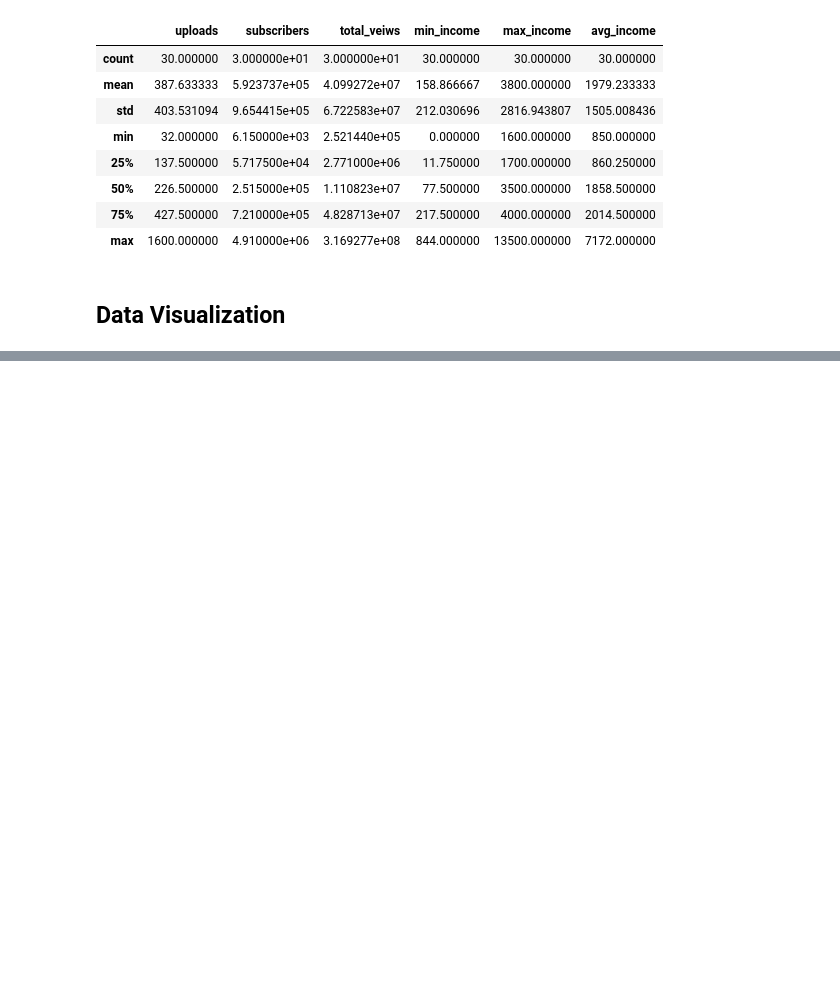
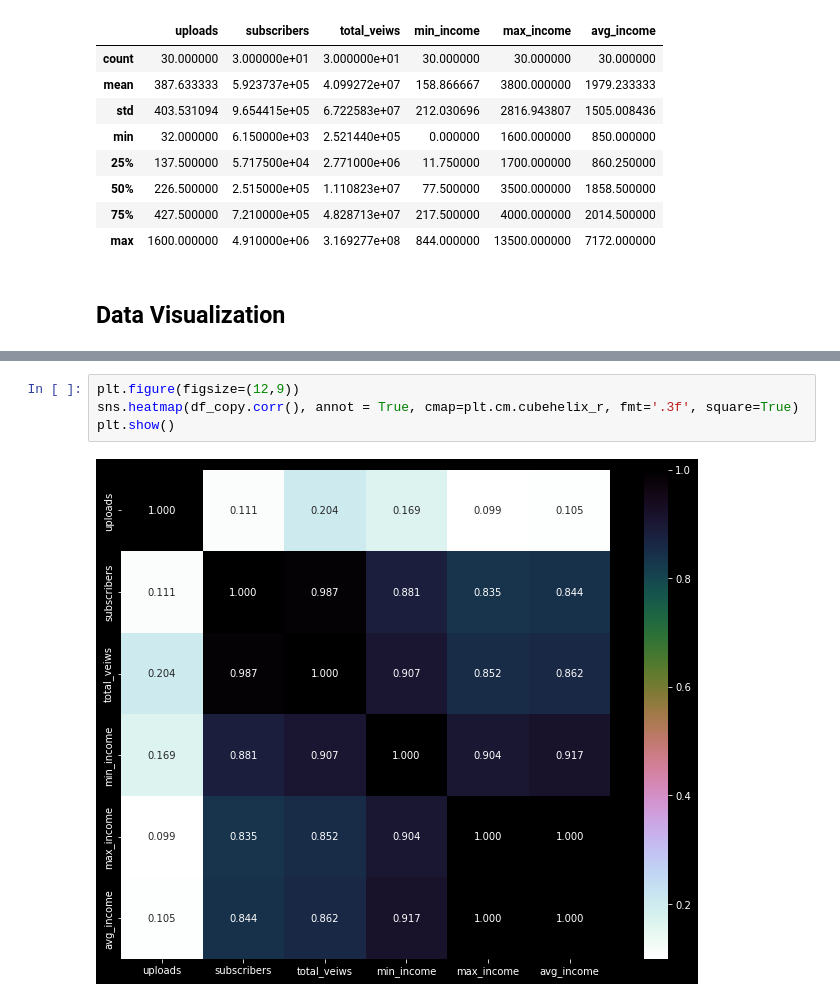
Before and after one commit to dasdebjeet/data_science, a Jupyter notebook: kaggle_practice/yt-topDS-channels-data/model.ipynb, the cells around one changed output, grey strips where cells are left out. Saved outputs shown, nothing was run; the diff lists cells and outputs as text; blank space fills up the shorter version.

```diff
--- a/kaggle_practice/yt-topDS-channels-data/model.ipynb
+++ b/kaggle_practice/yt-topDS-channels-data/model.ipynb
@@ -154,0 +198,6 @@ df_copy.head()
+# %%
+plt.figure(figsize=(12,9))
+sns.heatmap(df_copy.corr(), annot = True, cmap=plt.cm.cubehelix_r, fmt='.3f', square=True)
+plt.show()
+# %% [output]
+[figure, added]
```
Also changed, not shown: parts of 16 cells of this notebook.
